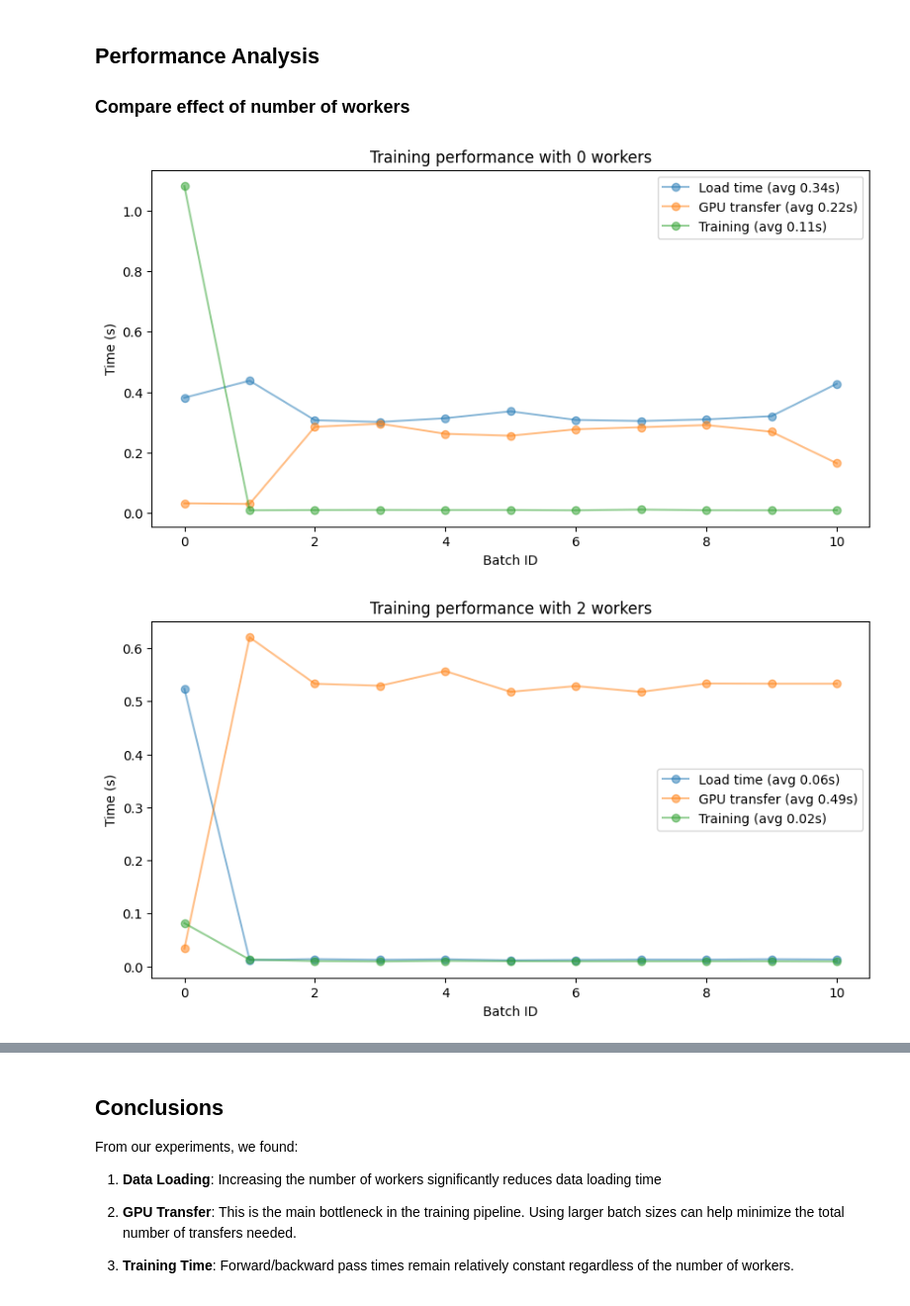
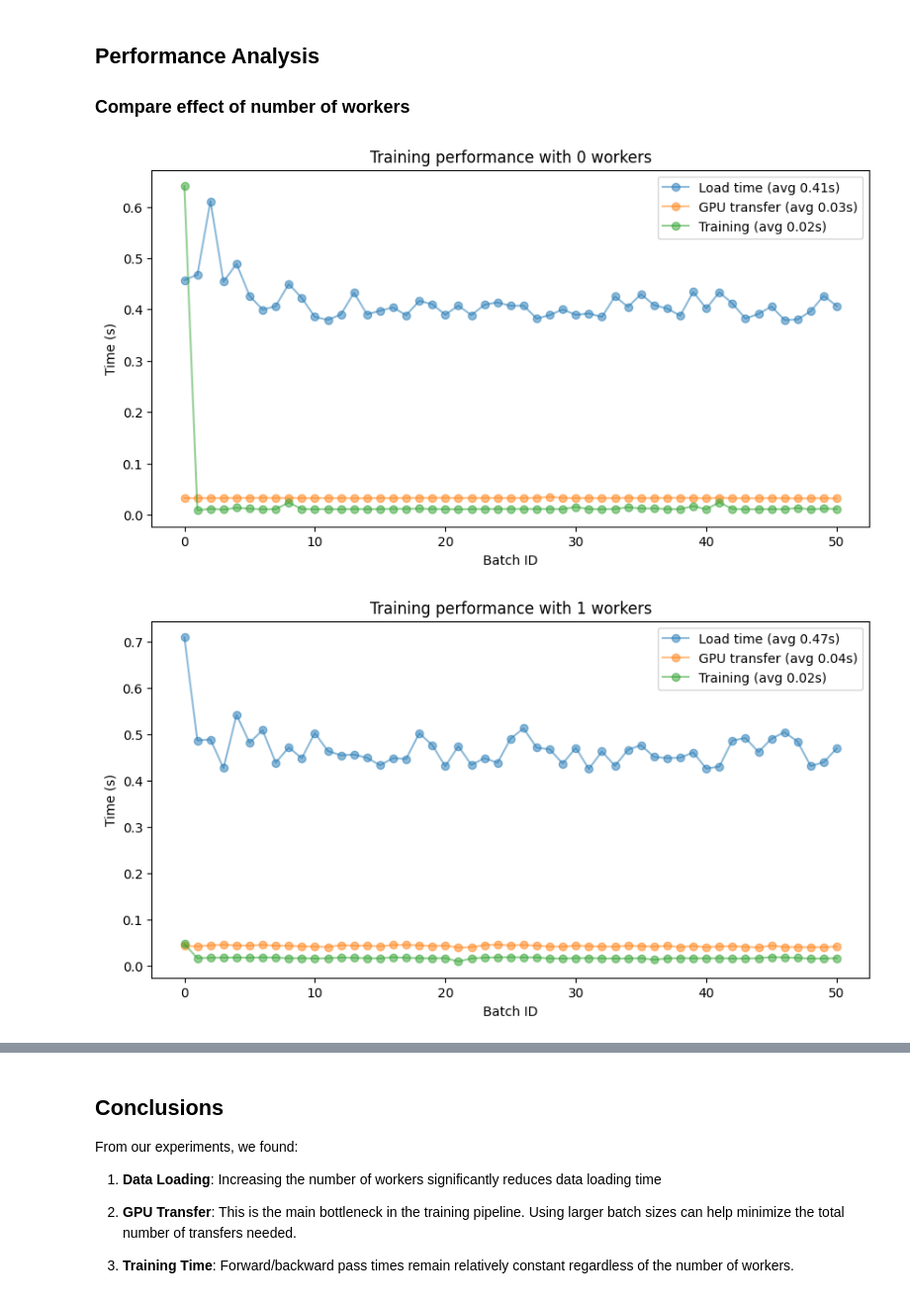
Before and after one commit to ajayrfhp/LearningDeepLearning, a Jupyter notebook: distributed_training/UnderstandingResnetTimeFootprint.ipynb, the cells around one changed output, grey strips where cells are left out. Shown: that part at 99% size. Drawn from its saved outputs; the diff is of its cells as text; code cells hidden in the pictures.

```diff
--- a/distributed_training/UnderstandingResnetTimeFootprint.ipynb
+++ b/distributed_training/UnderstandingResnetTimeFootprint.ipynb
@@ -113,11 +113,11 @@ def time_load_transfer_train(data_loader, num_batches, model, optimizer, rolling
 ## Performance Analysis
 ### Compare effect of number of workers
 # %%
-num_batches = 10
+num_batches = 50
 batch_size = 256
 batch_ids = None
 
-for num_workers in [0, 2, 4, 8]:
+for num_workers in [0, 1, 2, 4, 8]:
     # Initialize model and optimizer
     model = models.resnet18(pretrained=True)
     optimizer = torch.optim.Adam(model.parameters(), lr=0.001)
@@ -130,32 +130,32 @@ for num_workers in [0, 2, 4, 8]:
         shuffle=True,
         num_workers=num_workers
     )
 
     # Time the operations
     results = time_load_transfer_train(data_loader, num_batches, model, optimizer)
 
     if batch_ids is None:
         batch_ids = np.arange(len(results['data_load_times']))
 
     # Plot results
     plt.figure(figsize=(10, 5))
     plt.plot(batch_ids, results['data_load_times'],
              label=f"Load time (avg {results['data_load_mean']}s)", marker="o", alpha=0.5)
     plt.plot(batch_ids, results['gpu_transfer_times'],
              label=f"GPU transfer (avg {results['gpu_transfer_mean']}s)", marker="o", alpha=0.5)
     plt.plot(batch_ids, results['forward_backward_times'],
              label=f"Training (avg {results['forward_backward_mean']}s)", marker="o", alpha=0.5)
 
     plt.xlabel("Batch ID")
     plt.ylabel("Time (s)")
     plt.title(f"Training performance with {num_workers} workers")
     plt.legend()
     plt.show()
 
     # Clear memory
     del data_loader, model, optimizer
     torch.cuda.empty_cache()
     time.sleep(5)
 # %% [output]
-[figure, old version]
+[figure, new version]
-[figure, old version]
+[figure, new version]
```
Also changed, not shown: parts of 1 cell of this notebook, 8 other files.
